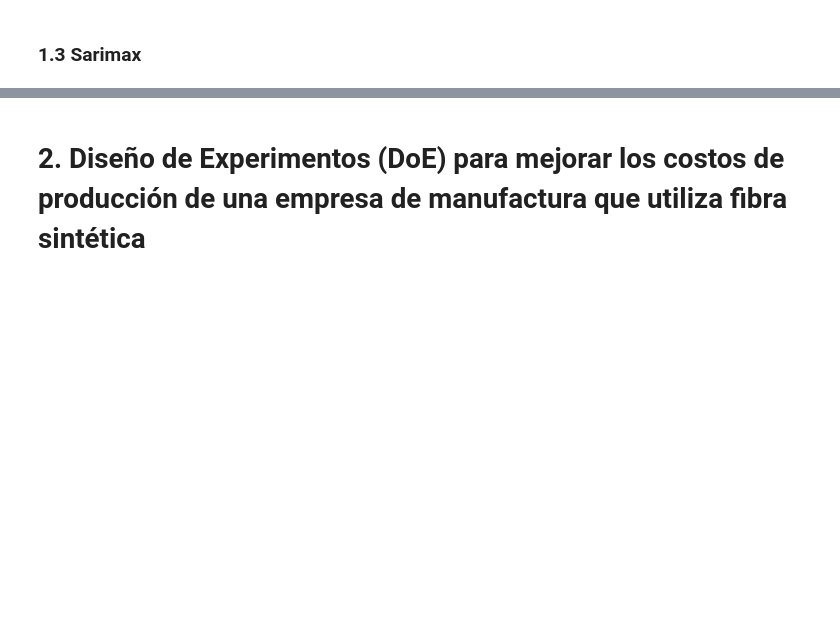
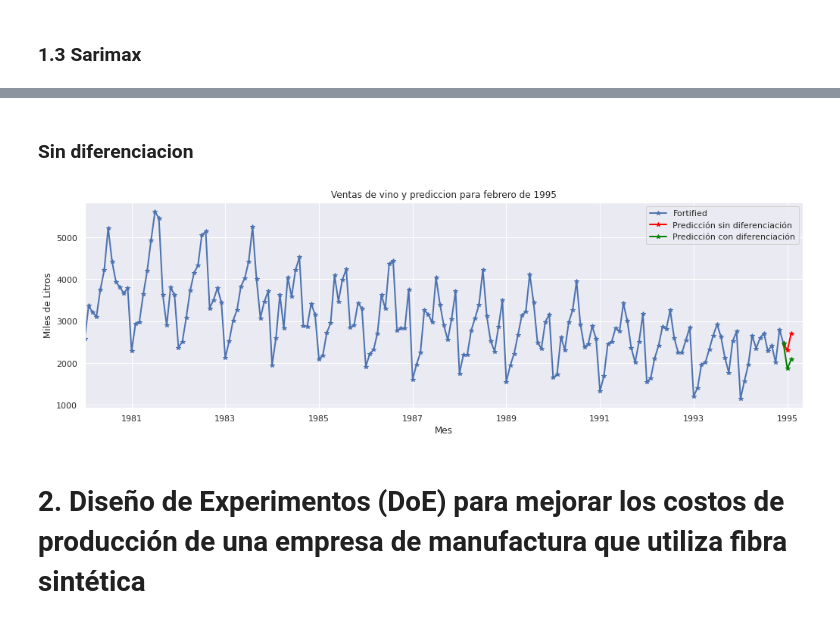
Before and after one commit to iazt/labIC, a Jupyter notebook: lab1/Australian Wine Forecast.ipynb, the cells around one changed output, grey strips where cells are left out. Saved outputs shown, nothing was run; the diff lists cells and outputs as text; code cells hidden in the pictures; blank space fills up the shorter version.

```diff
--- a/lab1/Australian Wine Forecast.ipynb
+++ b/lab1/Australian Wine Forecast.ipynb
@@ -199,0 +296,17 @@ plot_results(pred, conf, serie_name)
+# %%
+pred, modl, confidence, pred_train =  ma_results(serie)
+dif2_train, dif2_val = diferenciacion(serie)
+# %%
+date1 = pd.datetime(1995, 1, 1) #enero
+date2 = pd.datetime(1995, 2, 1) #febrero
+# %%
+#Predicciones para enero y febrero 1995
+predictions = modl.get_prediction(start= date1, end = date2).predicted_mean
+
+#Recuperamos los valores haciendo "des-diferenciacion"
+enero = predictions[0] - validacion[serie][-2]+ 2*validacion[serie][-1]
+febrero = predictions[1] - validacion[serie][-1] + 2*enero
+
+y_hat_dif2 = pd.DataFrame([validacion[serie][-1],enero, febrero],columns = ['Predicción con diferenciación'], index = validacion.index[-1:].append(predictions.index))
+# %% [markdown]
+### Sin diferenciacion
@@ -200,3 +315,20 @@ plot_results(pred, conf, serie_name)
+# %%
+[enero, febrero] = modl.get_prediction(start= date1, end = date2).predicted_mean
+y_hat = pd.DataFrame([validacion[serie][-1],enero, febrero],columns = ['Predicción sin diferenciación'], index = validacion.index[-1:].append(predictions.index))
+# %%
+ax = data[serie].plot(figsize = (17,5), marker = '*', linewidth =2)
+y_hat.plot(ax = ax, marker = '*', linewidth = 2, color = 'red')
+y_hat_dif2.plot(ax = ax, marker = '*', linewidth = 2, color = 'green')
+
+ax.set_xlim((pd.datetime(1980,1,1), pd.datetime(1995,5,1)))
+ax.set_xlabel('Mes')
+ax.set_ylabel('Miles de Litros')
+ax.set_title('Ventas de vino y prediccion para febrero de 1995')
+plt.legend()
+fig = ax.get_figure()
+fig.savefig(serie + '_dif.pdf')
+# %% [output]
+[figure, added]
 # %% [markdown]
 # 2. Diseño de Experimentos (DoE) para mejorar los costos de producción de una empresa de manufactura que utiliza fibra sintética
 # %% [markdown]
```
Also changed, not shown: parts of 17 cells of this notebook.
